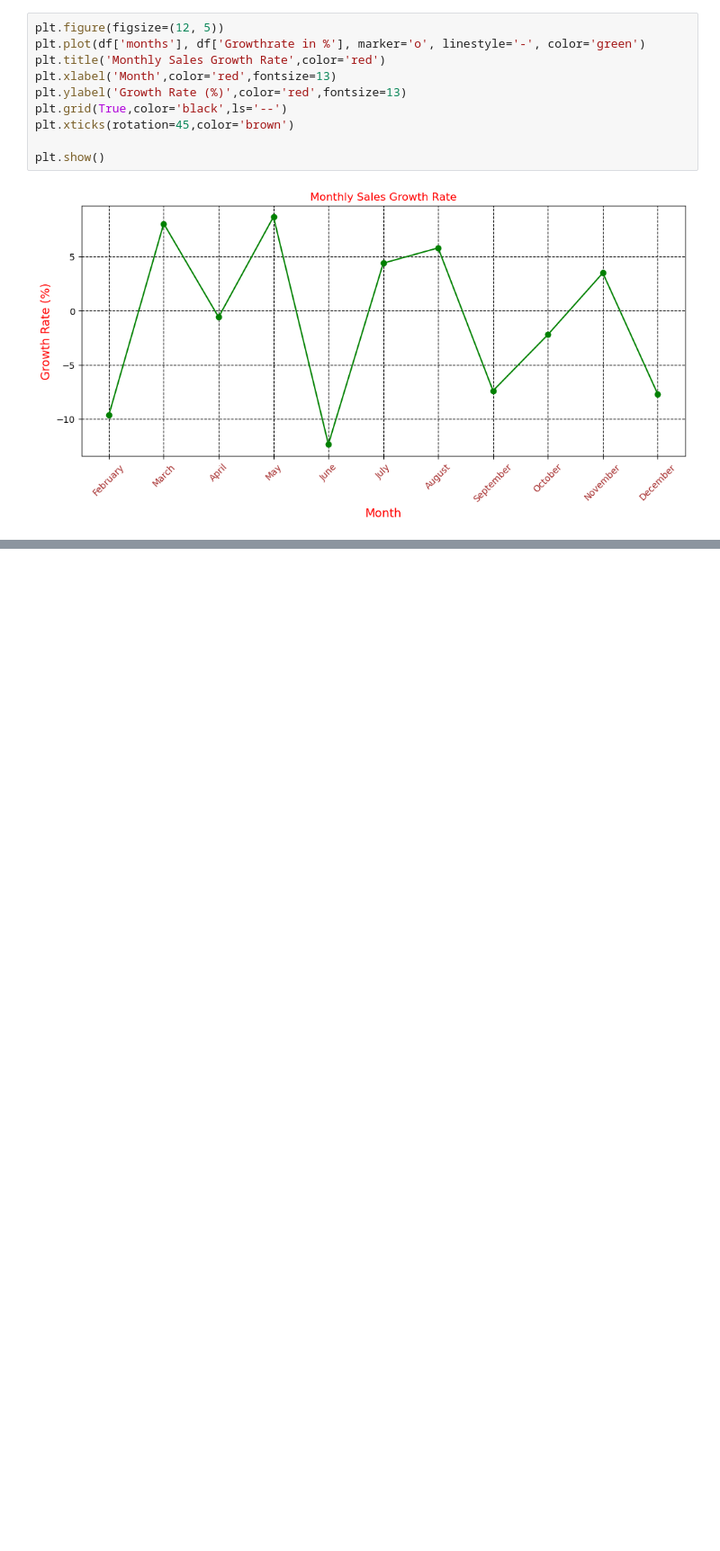
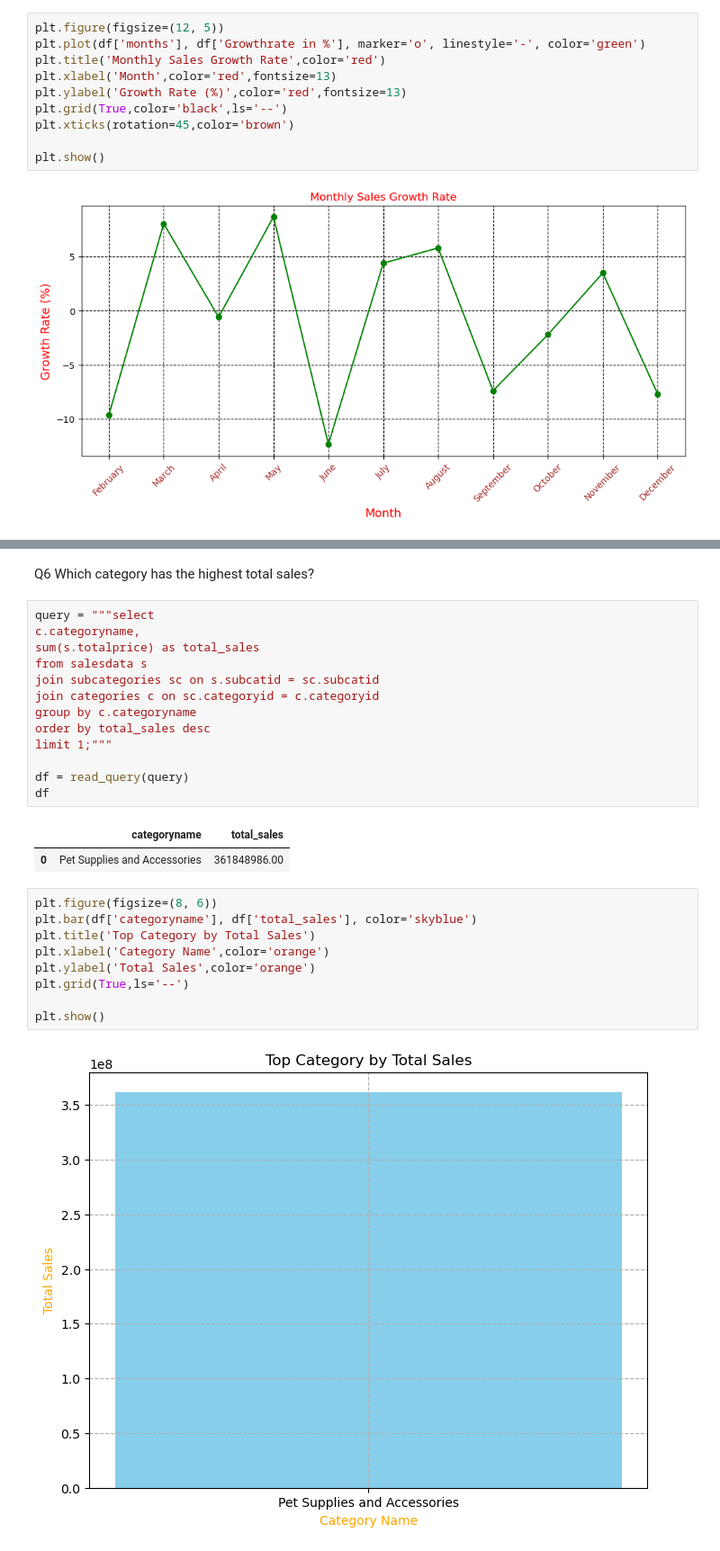
Before and after one commit to Yaashwant99/Ecommerce_analysis, a Jupyter notebook: swiftmarket.ipynb, the cells around one changed output, grey strips where cells are left out. Shown at 90% size. Cells and saved outputs as stored; diff of their text form; blank space fills up the shorter version.

```diff
--- a/swiftmarket.ipynb
+++ b/swiftmarket.ipynb
@@ -313,0 +392,29 @@ plt.show()
+# %% [markdown]
+Q6 Which category has the highest total sales?
+# %%
+query = """select
+c.categoryname,
+sum(s.totalprice) as total_sales
+from salesdata s
+join subcategories sc on s.subcatid = sc.subcatid
+join categories c on sc.categoryid = c.categoryid
+group by c.categoryname
+order by total_sales desc
+limit 1;"""
+
+df = read_query(query)
+df
+# %% [output]
+|  | categoryname | total_sales |
+| 0 | Pet Supplies and Accessories | 361848986.00 |
+# %%
+plt.figure(figsize=(8, 6))
+plt.bar(df['categoryname'], df['total_sales'], color='skyblue')
+plt.title('Top Category by Total Sales')
+plt.xlabel('Category Name',color='orange')
+plt.ylabel('Total Sales',color='orange')
+plt.grid(True,ls='--')
+
+plt.show()
+# %% [output]
+[figure, added]
```
Also changed, not shown: parts of 29 cells of this notebook.
